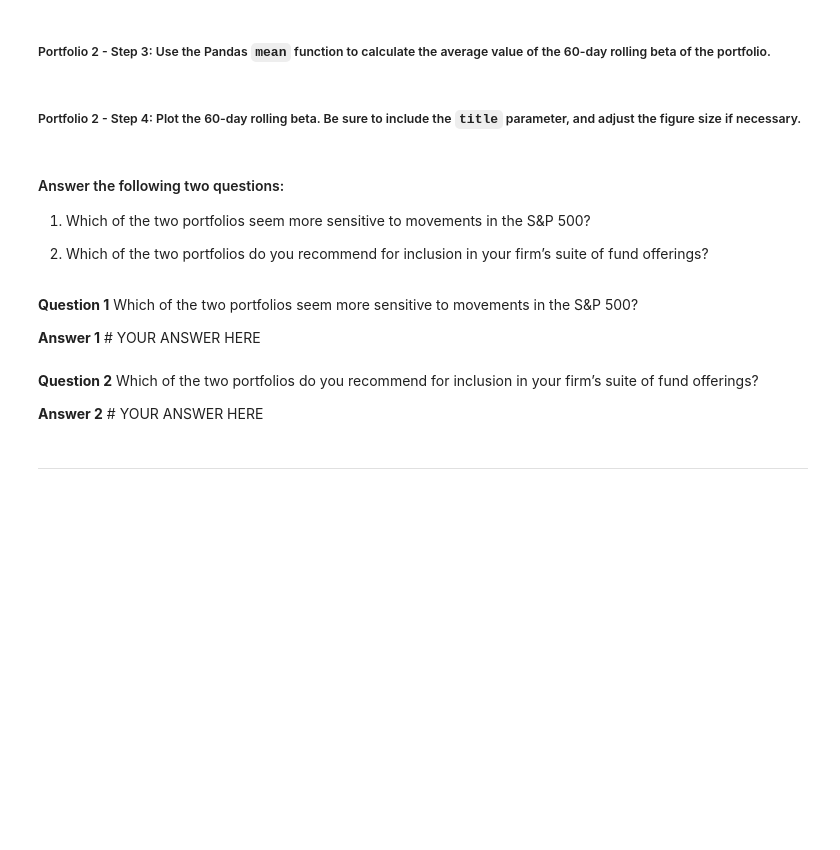
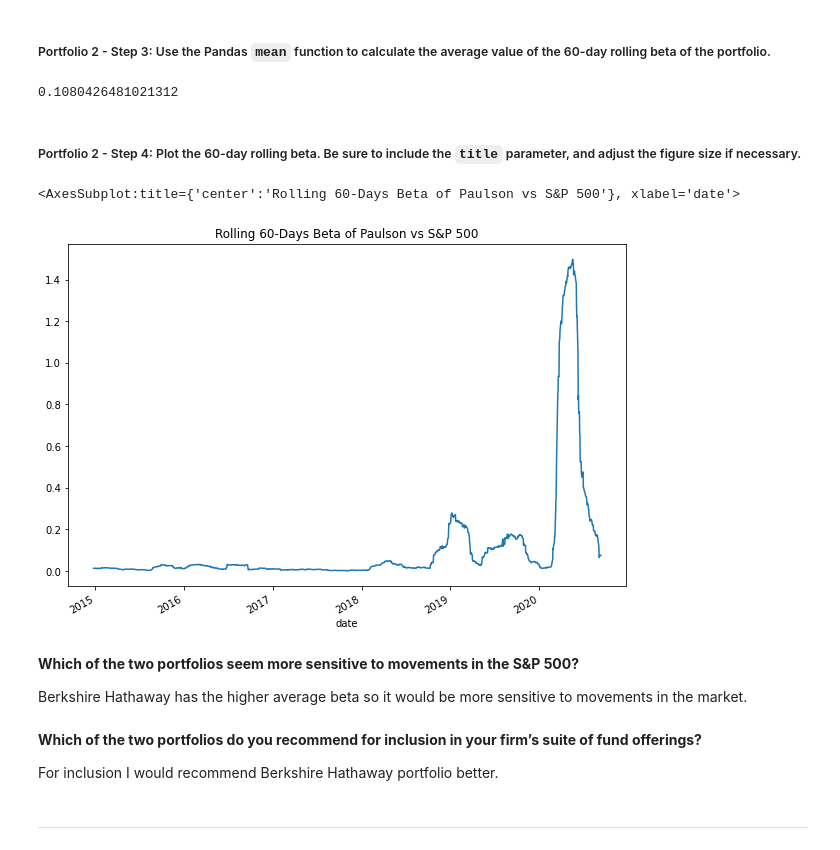
Before and after one commit to agnesmaria1/Risk-and-Return-Analysis, a Jupyter notebook: Risk Return Analysis/risk_return_analysis.ipynb, the cells around one changed output. Drawn from its saved outputs; the diff is of its cells as text; code cells hidden in the pictures; blank space fills up the shorter version.

```diff
--- a/Risk Return Analysis/risk_return_analysis.ipynb
+++ b/Risk Return Analysis/risk_return_analysis.ipynb
@@ -383,4 +343,5 @@ Length: 1497, dtype: float64
 # %%
 # Calculate the beta based on the 60-day rolling covariance compared to the market (S&P 500)
 # Review the last five rows of the beta information
-# YOUR CODE HERE
+paul_beta = covariance2 / whale_daily_returns['S&P 500'].var()
+paul_beta.tail()
@@ -388,6 +357,8 @@ Length: 1497, dtype: float64
 ##### Portfolio 2 - Step 3: Use the Pandas `mean` function to calculate the average value of the 60-day rolling beta of the portfolio.
 # %%
 # Calculate the average of the 60-day rolling beta
-# YOUR CODE HERE
+paul_beta.mean()
+# %% [output]
+0.1080426481021312
 # %% [markdown]
 ##### Portfolio 2 - Step 4: Plot the 60-day rolling beta. Be sure to include the `title` parameter, and adjust the figure size if necessary.
@@ -398,16 +365,16 @@ Length: 1497, dtype: float64
+# %%
+# Plot the rolling beta
+paul_beta.plot(figsize=(10, 7), title="Rolling 60-Days Beta of Paulson vs S&P 500")
+# %% [output]
+<AxesSubplot:title={'center':'Rolling 60-Days Beta of Paulson vs S&P 500'}, xlabel='date'>
+[figure, added]
+# %% [markdown]
+**Which of the two portfolios seem more sensitive to movements in the S&P 500?**
+
+Berkshire Hathaway has the higher average beta so it would be more sensitive to movements in the market.
 # %% [markdown]
-#### Answer the following two questions:
+**Which of the two portfolios do you recommend for inclusion in your firm’s suite of fund offerings?**
 
-1. Which of the two portfolios seem more sensitive to movements in the S&P 500?
-
-2. Which of the two portfolios do you recommend for inclusion in your firm’s suite of fund offerings?
+For inclusion I would recommend Berkshire Hathaway portfolio better.
-# %% [markdown]
-**Question 1** Which of the two portfolios seem more sensitive to movements in the S&P 500?
-
-**Answer 1** # YOUR ANSWER HERE
-# %% [markdown]
-**Question 2** Which of the two portfolios do you recommend for inclusion in your firm’s suite of fund offerings?
-
-**Answer 2** # YOUR ANSWER HERE
 # %% [markdown]
 ---
```
Also changed, not shown: parts of 10 cells of this notebook.
